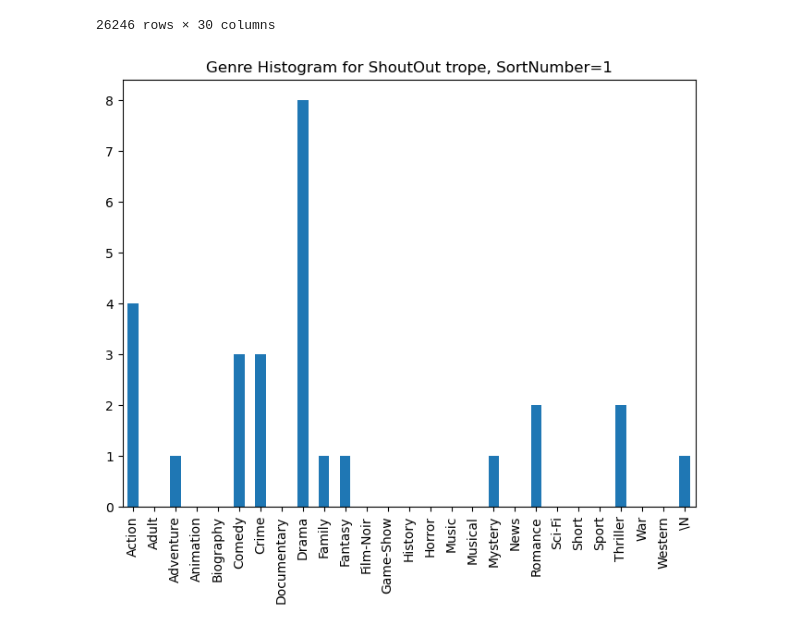
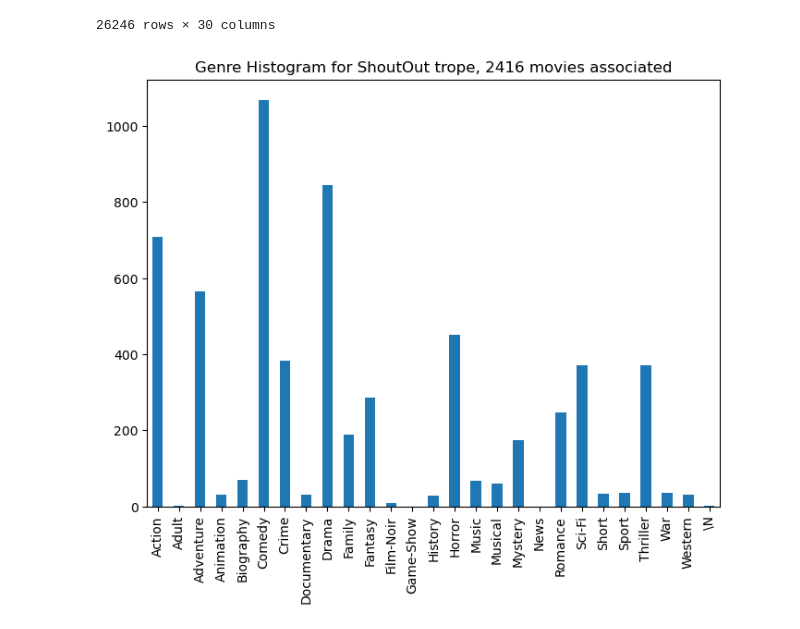
Before and after one commit to FWJK1/Pocs_Film_Project, a Jupyter notebook: Code/DataViz/trope_by_genre_histograms.ipynb, the cells around one changed output. Cells and saved outputs as stored; diff of their text form; code cells hidden in the pictures.

Commit message:
updated the genre histograms to work with the new set

```diff
--- a/Code/DataViz/trope_by_genre_histograms.ipynb
+++ b/Code/DataViz/trope_by_genre_histograms.ipynb
@@ -33,7 +33,7 @@ c:\Users\fitsl\Documents\Programming\UVM Programming Classes\PoCS\pocs_project
 # %%
 #load the csv into a dataframe and check it looks good
 df_genres = pd.read_csv(f"{root}/Data/liteweight/2020_genre_counts_by_trope.csv", index_col=0)
-df_genres = df_genres.sort_values(by='Number_movies', ascending=False).copy()
+df_genres = df_genres.sort_values(by='Number_movies', ascending=False)
 df_genres
 # %% [output]
 |  | Trope | Action | Adult | Adventure | Animation | Biography | Comedy | Crime | Documentary | Drama | ... |
@@ -56,33 +56,35 @@ genre_cols = genre_cols.tolist()
 # %%
 #define a function to make a histogram for a trope
 def genre_trope_hist(data, trope, genres=genre_cols):
     """
     Makes and saves a genre histogram.
 
     To subselect just some genres, input a list to the genres parameter.
 
     Note that the trope parameter can function by name and by pseudo-ranked order.
 
     Pseudo-ranked means that if two tropes have the same number of movies associated with them then we just pick whichever pandas sorted we selected (ties are broken by pandas logic)
     """
 
     df = data.sort_values(by='Number_movies', ascending=False).copy()
+    # print(df.head())
     if isinstance(trope, str):
         trope_data = df[df['Trope'] == trope]
-        rank = trope_data.index[0] + 1
+        rank = trope_data.index[0]
     elif isinstance(trope, int):
         rank = trope
         trope = df['Trope'].iloc[rank-1]
 
 
     plt.figure(figsize=(8, 6))
-    genre_data = df.loc[rank - 1, genre_cols]
-    genre_data.plot(kind='bar')
+    trope_row = df.loc[rank]
+    trope_row[genres].plot(kind='bar')
+    num_movies = trope_row['Number_movies']
 
-    plt.title(f"Genre Histogram for {trope} trope, SortNumber={rank}")
+    plt.title(f"Genre Histogram for {trope} trope, {num_movies} movies associated")
     plt.savefig(f"{root}/Figures/Genre Histograms/Just_Counts/GenreHistogramFor_{trope}_.png")
     plt.show()
 
-genre_trope_hist(df_genres, 1)
+genre_trope_hist(df_genres, "ShoutOut")
 # %% [output]
-[figure, old version]
+[figure, new version]
```
Also changed, not shown: 2 other files.
